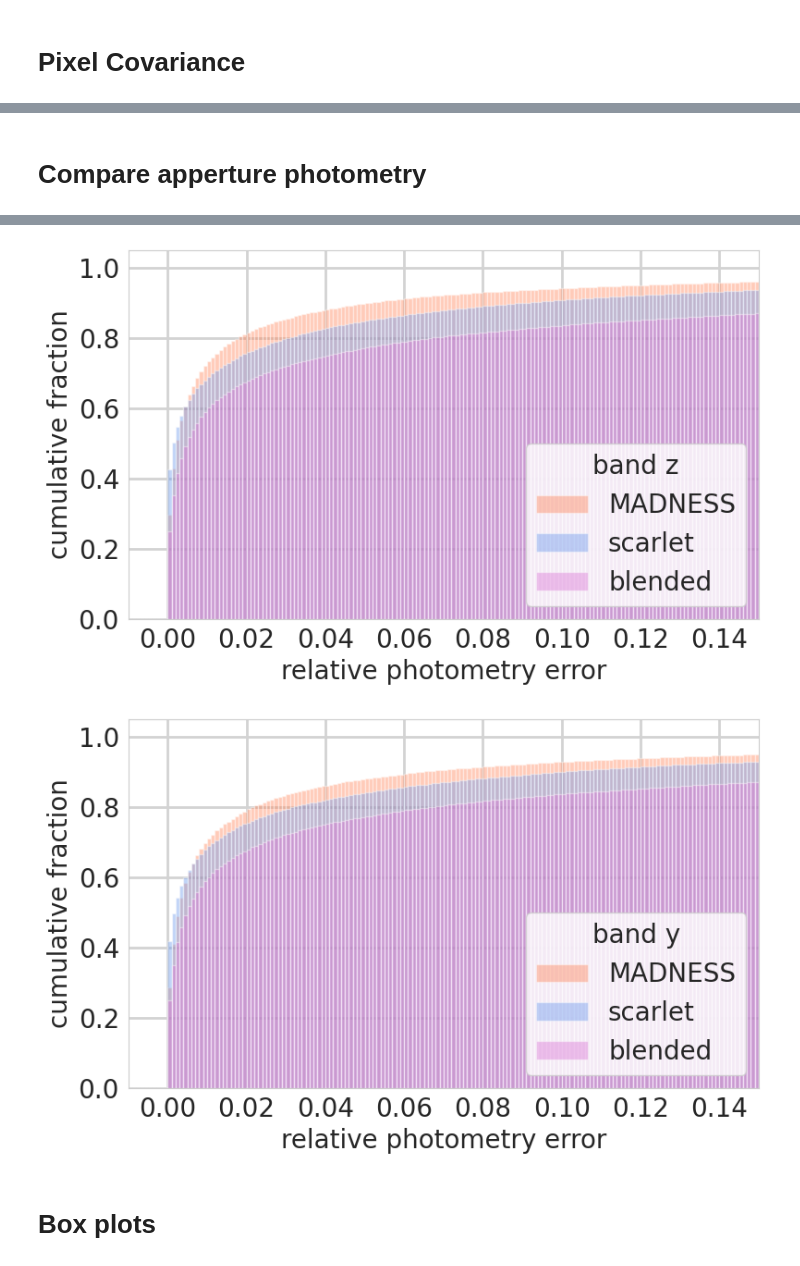
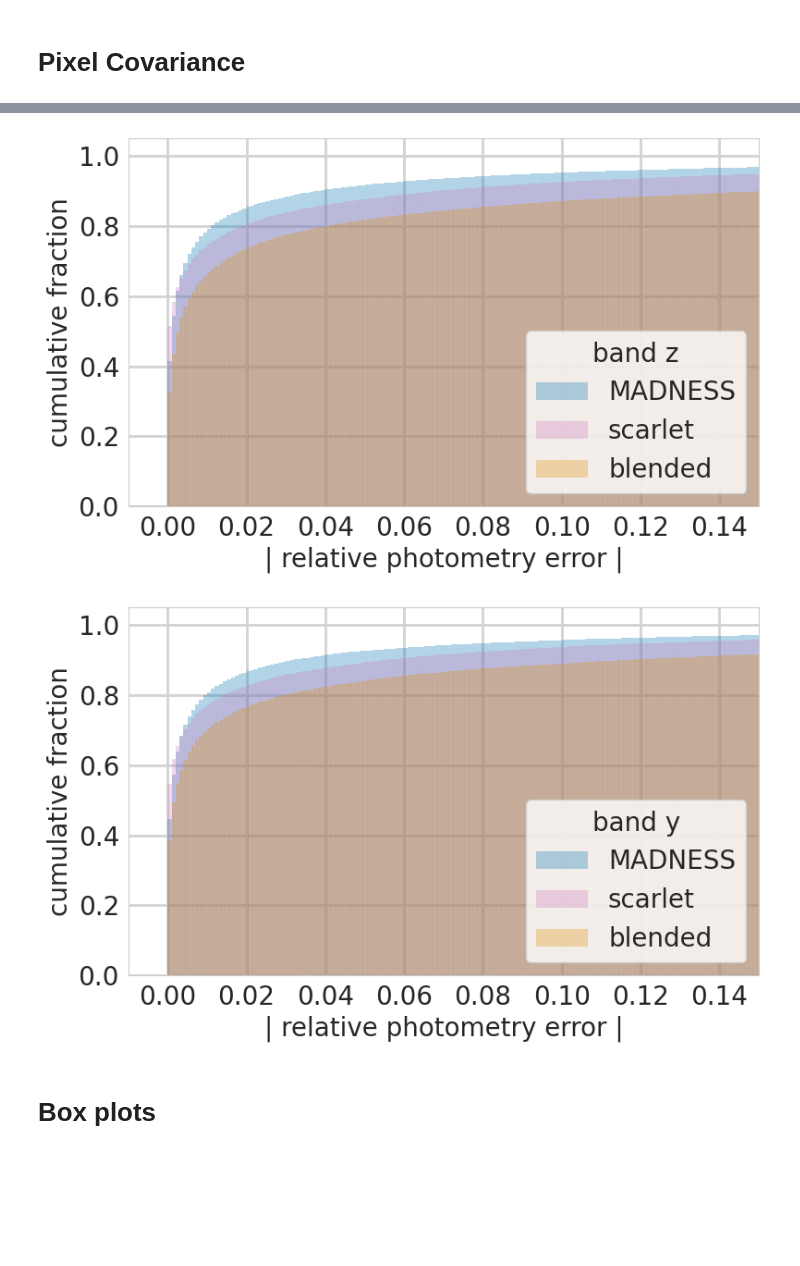
Before and after one commit to b-biswas/MADNESS-legacy, a Jupyter notebook: notebooks/compare_results_high_density.ipynb, the cells around one changed output, grey strips where cells are left out. Saved outputs shown, nothing was run; the diff lists cells and outputs as text; code cells hidden in the pictures; blank space fills up the shorter version.

```diff
--- a/notebooks/compare_results_high_density.ipynb
+++ b/notebooks/compare_results_high_density.ipynb
@@ -30,7 +36,7 @@ scarlet_results=[]
 actual_photometry = []
 blended_photometry = []
 
-for file_num in range(150):
+for file_num in range(300):
 
     madness_results.append(pd.read_pickle(os.path.join(result_dir_path, "madness_results", str(file_num) + ".pkl")))
     scarlet_results.append(pd.read_pickle(os.path.join(data_path, "scarlet_results", str(file_num) + ".pkl")))
@@ -52,19 +74,19 @@ blended_photometry = pd.concat(blended_photometry)
 # %% [markdown]
 # Pixel Covariance
 # %%
-bins = np.arange(0.95, 1, 0.00001)
+bins = np.arange(0.95, 1, 0.0005)
 for band_number, band in enumerate(['u', 'g', 'r', 'i', 'z', 'y']):
-    plt.figure(figsize=(10, 4))
-    cov_band = band
+    plt.figure(figsize=(8, 4))
     sns.set_style("whitegrid")
-    plt.hist(scarlet_results[cov_band + '_covariance'], bins=bins, alpha=0.5, label="scarlet")
-    plt.hist(madness_results[cov_band + '_covariance'], bins=bins, alpha=0.5, label="MADNESS")
+    mask = (actual_photometry[band+"_phot_flux"].values/actual_photometry[band+"_phot_fluxerrs"].values)>5
+    sns.histplot(scarlet_results[mask][band + '_covariance'].values, bins=bins, alpha=0.4, label="scarlet", color=scarlet_plot_color, stat='density')
+    sns.histplot(madness_results[mask][band + '_covariance'].values, bins=bins, alpha=0.4, label="MADNESS", color=madness_plot_color, stat='density')
     plt.legend()
-    plt.xlim([0.999, 1])
+    plt.xlim([0.95, 1])
     plt.xticks(fontsize=18)
     plt.yticks(fontsize=18)
     plt.xlabel("pixel covariance", fontsize=25)
-    plt.ylabel("# galaxies", fontsize=25)
+    plt.ylabel("franction of galaxies", fontsize=25)
     plt.legend(fontsize=20, title="band " + band, loc="upper left", title_fontsize=20)
     ax = plt.gca()
     ax.grid(color='lightgray', linestyle='-', linewidth=2)
@@ -192,48 +105,48 @@ Scarlet sig: 0.004259137244488286
-# %% [markdown]
-# Compare apperture photometry
 # %%
 for band in ['u', 'g', 'r', 'i', 'z', 'y']:
+
     #sns.set(rc={'axes.facecolor':'white', 'figure.facecolor':'white'})
     sns.set_style("whitegrid")
 #     sns.set_theme(style={"axes.grid": True,'grid.color': 'black',
 # })
     plt.figure(figsize=(8, 5))
     bins = np.arange(-1, 1, 0.001)
-    plt.hist(
-        np.abs((madness_results[band+"_phot_flux"].values - actual_photometry[band+"_phot_flux"].values) / actual_photometry[band+"_phot_flux"].values),
+    mask = (actual_photometry[band+"_phot_flux"].values/actual_photometry[band+"_phot_fluxerrs"].values)>5
+    sns.histplot(
+        np.abs((madness_results[band+"_phot_flux"].values[mask] - actual_photometry[band+"_phot_flux"].values[mask]) / actual_photometry[band+"_phot_flux"].values[mask]),
         bins=bins,
-        alpha=0.4,
-        density=True,
+        stat='density',
+        alpha=0.3,
         label="MADNESS",
         cumulative=True,
-        color="coral"
+        color=madness_plot_color,
     )
 
-    plt.hist(
-        np.abs((scarlet_results[band+"_phot_flux"].values - actual_photometry[band+"_phot_flux"].values) / actual_photometry[band+"_phot_flux"].values),
+    sns.histplot(
+        np.abs((scarlet_results[band+"_phot_flux"].values[mask] - actual_photometry[band+"_phot_flux"].values[mask]) / actual_photometry[band+"_phot_flux"].values[mask]),
         bins=bins,
-        density=True,
-        alpha=0.4,
+        stat='density',
+        alpha=0.3,
         label="scarlet",
         cumulative=True,
-        color="cornflowerblue"
+        color=scarlet_plot_color,
     )
 
-    plt.hist(
-        np.abs((blended_photometry[band+"_phot_flux"].values - actual_photometry[band+"_phot_flux"].values) / actual_photometry[band+"_phot_flux"].values),
+    sns.histplot(
+        np.abs((blended_photometry[band+"_phot_flux"].values[mask] - actual_photometry[band+"_phot_flux"].values[mask]) / actual_photometry[band+"_phot_flux"].values[mask]),
         bins=bins,
-        alpha=0.4,
-        density=True,
+        stat='density',
+        alpha=0.3,
         label="blended",
         cumulative=True,
-        color="orchid",
+        color=blended_plot_color,
     )
     ax = plt.gca()
     ax.grid(color='lightgray', linestyle='-', linewidth=2)
     plt.xlim([-.01, .15])
     plt.xticks(fontsize=20)
     plt.yticks(fontsize=20)
-    plt.xlabel("relative photometry error", fontsize=20)
+    plt.xlabel("| relative photometry error |", fontsize=20)
     plt.ylabel("cumulative fraction", fontsize=20)
     plt.legend(fontsize=20, title="band " + band, loc="lower right", title_fontsize=20)
     plt.tight_layout()
@@ -248,5 +161,5 @@ for band in ['u', 'g', 'r', 'i', 'z', 'y']:
-[figure, old version]
+[figure, new version]
-[figure, old version]
+[figure, new version]
 # %% [markdown]
 # Box plots
 # %% [markdown]
```
Also changed, not shown: parts of 27 cells of this notebook, 3 other files.
